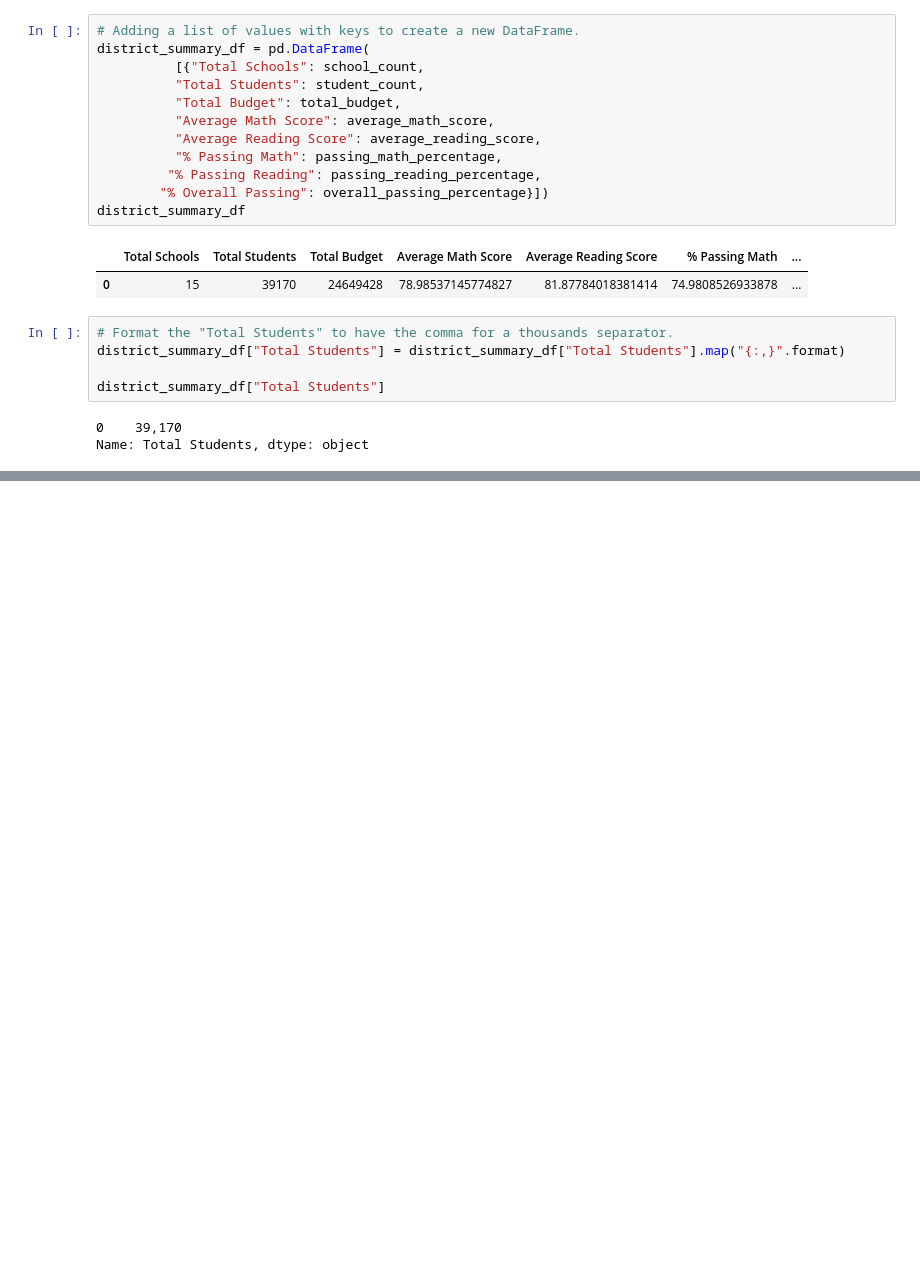
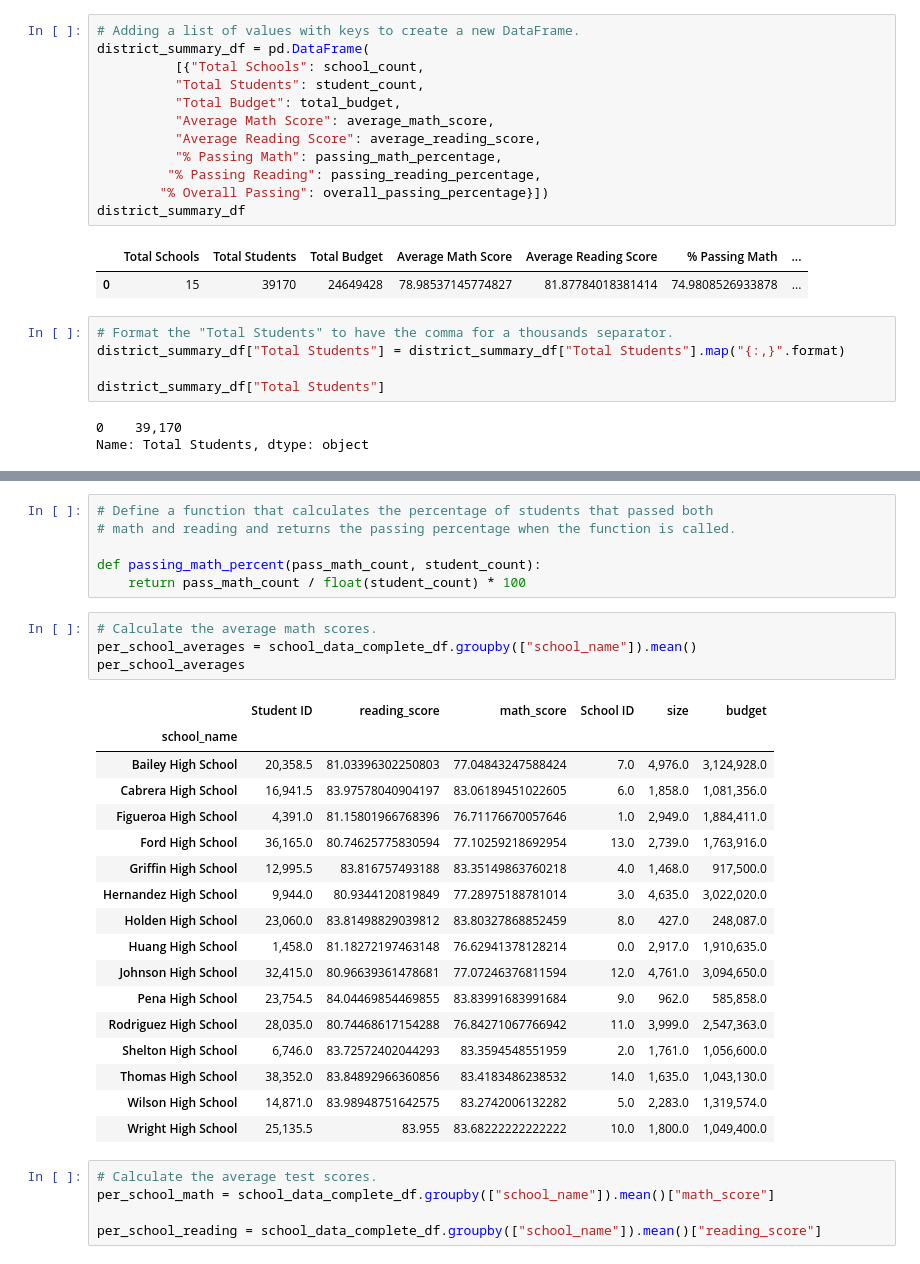
Before and after one commit to DaijaStokes/School_District_Analysis, a Jupyter notebook: PyCitySchools.ipynb, the cells around one changed output, grey strips where cells are left out. Saved outputs shown, nothing was run; the diff lists cells and outputs as text; blank space fills up the shorter version.

```diff
--- a/PyCitySchools.ipynb
+++ b/PyCitySchools.ipynb
@@ -458,0 +627,33 @@ district_summary_df
+# %%
+# Define a function that calculates the percentage of students that passed both
+# math and reading and returns the passing percentage when the function is called.
+
+def passing_math_percent(pass_math_count, student_count):
+    return pass_math_count / float(student_count) * 100
+# %%
+# Calculate the average math scores.
+per_school_averages = school_data_complete_df.groupby(["school_name"]).mean()
+per_school_averages
+# %% [output]
+|  | Student ID | reading_score | math_score | School ID | size | budget |
+| school_name |  |  |  |  |  |  |
+| Bailey High School | 20,358.5 | 81.03396302250803 | 77.04843247588424 | 7.0 | 4,976.0 | 3,124,928.0 |
+| Cabrera High School | 16,941.5 | 83.97578040904197 | 83.06189451022605 | 6.0 | 1,858.0 | 1,081,356.0 |
+| Figueroa High School | 4,391.0 | 81.15801966768396 | 76.71176670057646 | 1.0 | 2,949.0 | 1,884,411.0 |
+| Ford High School | 36,165.0 | 80.74625775830594 | 77.10259218692954 | 13.0 | 2,739.0 | 1,763,916.0 |
+| Griffin High School | 12,995.5 | 83.816757493188 | 83.35149863760218 | 4.0 | 1,468.0 | 917,500.0 |
+| Hernandez High School | 9,944.0 | 80.9344120819849 | 77.28975188781014 | 3.0 | 4,635.0 | 3,022,020.0 |
+| Holden High School | 23,060.0 | 83.81498829039812 | 83.80327868852459 | 8.0 | 427.0 | 248,087.0 |
+| Huang High School | 1,458.0 | 81.18272197463148 | 76.62941378128214 | 0.0 | 2,917.0 | 1,910,635.0 |
+| Johnson High School | 32,415.0 | 80.96639361478681 | 77.07246376811594 | 12.0 | 4,761.0 | 3,094,650.0 |
+| Pena High School | 23,754.5 | 84.04469854469855 | 83.83991683991684 | 9.0 | 962.0 | 585,858.0 |
+| Rodriguez High School | 28,035.0 | 80.74468617154288 | 76.84271067766942 | 11.0 | 3,999.0 | 2,547,363.0 |
+| Shelton High School | 6,746.0 | 83.72572402044293 | 83.3594548551959 | 2.0 | 1,761.0 | 1,056,600.0 |
+| Thomas High School | 38,352.0 | 83.84892966360856 | 83.4183486238532 | 14.0 | 1,635.0 | 1,043,130.0 |
+| Wilson High School | 14,871.0 | 83.98948751642575 | 83.2742006132282 | 5.0 | 2,283.0 | 1,319,574.0 |
+| Wright High School | 25,135.5 | 83.955 | 83.68222222222222 | 10.0 | 1,800.0 | 1,049,400.0 |
+# %%
+# Calculate the average test scores.
+per_school_math = school_data_complete_df.groupby(["school_name"]).mean()["math_score"]
+
+per_school_reading = school_data_complete_df.groupby(["school_name"]).mean()["reading_score"]
```
Also changed, not shown: parts of 31 cells of this notebook.
